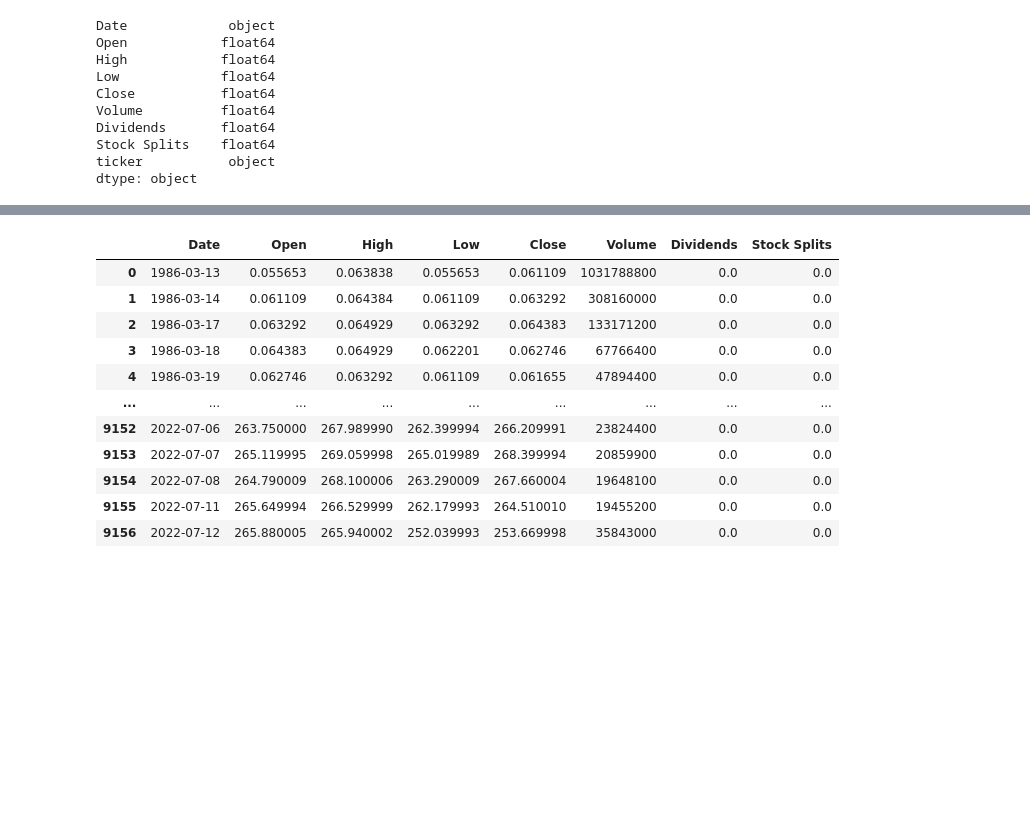
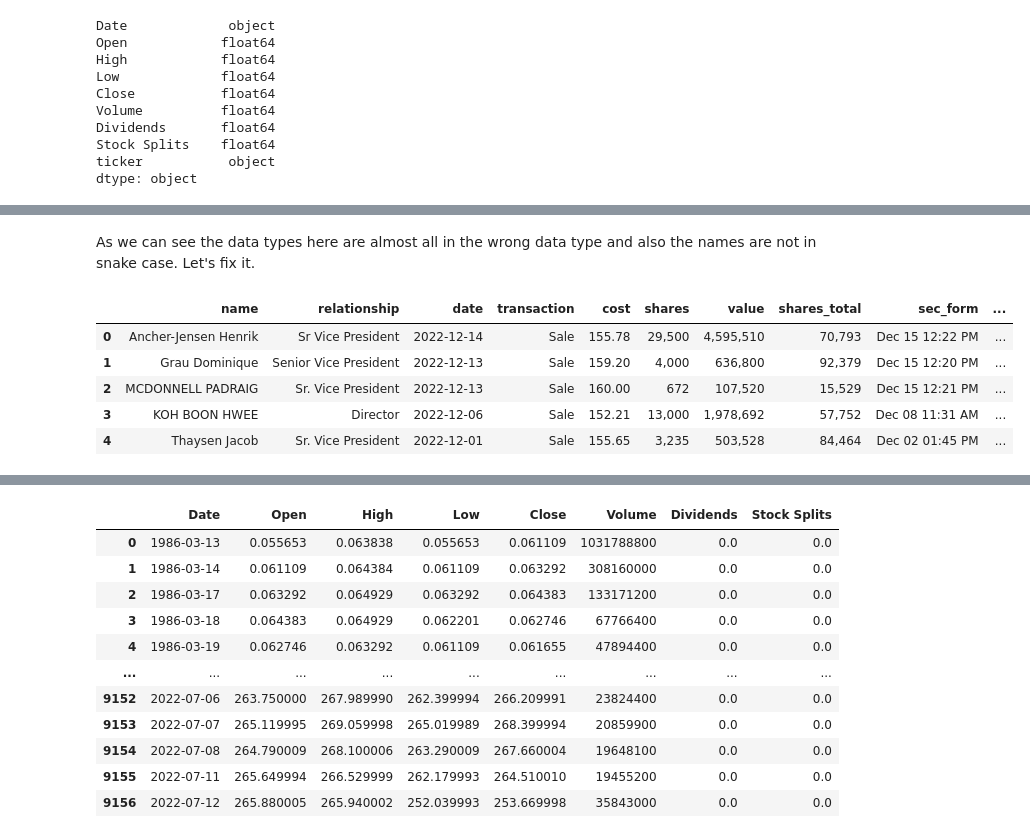
Before and after one commit to thunder913/Data-Science, a Jupyter notebook: stock_analysis.ipynb, the cells around one changed output, grey strips where cells are left out. Saved outputs shown, nothing was run; the diff lists cells and outputs as text; code cells hidden in the pictures; blank space fills up the shorter version.

Commit message:
Read insider trading data

```diff
--- a/stock_analysis.ipynb
+++ b/stock_analysis.ipynb
@@ -50,22 +51,34 @@ To conduct a comprehensive analysis of the factors influencing stock prices, we
 
    Each csv contains information about the date, stock prices throughout it, volume, paid dividends and stock splits. That is why, when adding to to a big dataframe, we need to extract the stock ticker, so we can differentiate them.
 # %%
-folder_path = "stocks_data"
+def load_csv_data(folder_path):
+    """
+    Load and concatenate stock data from multiple CSV files in a given folder.
 
-dataframes = []
+    Parameters:
+    folder_path (str): The path to the folder containing the CSV files.
 
-for file_name in os.listdir(folder_path):
-    file_path = os.path.join(folder_path, file_name)
-    temp_df = pd.read_csv(file_path)
+    Returns:
+    pd.DataFrame: A concatenated DataFrame containing data from all CSV files, with an additional 'ticker' column.
+    """
+    dataframes = []
 
-    ticker = file_name.replace(".csv", "")
+    for file_name in os.listdir(folder_path):
+        if file_name.endswith(".csv"):
+            file_path = os.path.join(folder_path, file_name)
+            temp_df = pd.read_csv(file_path)
 
-    temp_df['ticker'] = ticker
+            ticker = file_name.replace(".csv", "")
 
-    dataframes.append(temp_df)
+            temp_df['ticker'] = ticker
 
-stock_data = pd.concat(dataframes, ignore_index=True)
+            dataframes.append(temp_df)
 
+    combined_data = pd.concat(dataframes, ignore_index=True)
+
+    return combined_data
+
+stock_data = load_csv_data('stocks_data')
 stock_data.head()
 # %% [output]
 |  | Date | Open | High | Low | Close | Volume | Dividends | Stock Splits | ticker |
@@ -126,0 +174,4 @@ dtype: object
+# %%
+insider_trading = load_csv_data('insider_trading')
+
+insider_trading.head()
@@ -126,0 +199,17 @@ dtype: object
+# %% [markdown]
+As we can see the data types here are almost all in the wrong data type and also the names are not in snake case. Let's fix it.
+# %%
+insider_trading_tidy = insider_trading
+
+insider_trading_tidy.columns = convert_to_snake_case(insider_trading_tidy)
+# %%
+insider_trading_tidy = insider_trading_tidy.rename(columns={'value_($)': 'value', 'sec_form_4': 'sec_form', 'insider_trading': 'name'})
+# %%
+insider_trading_tidy.head()
+# %% [output]
+|  | name | relationship | date | transaction | cost | shares | value | shares_total | sec_form | ... |
+| 0 | Ancher-Jensen Henrik | Sr Vice President | 2022-12-14 | Sale | 155.78 | 29,500 | 4,595,510 | 70,793 | Dec 15 12:22 PM | ... |
+| 1 | Grau Dominique | Senior Vice President | 2022-12-13 | Sale | 159.20 | 4,000 | 636,800 | 92,379 | Dec 15 12:20 PM | ... |
+| 2 | MCDONNELL PADRAIG | Sr. Vice President | 2022-12-13 | Sale | 160.00 | 672 | 107,520 | 15,529 | Dec 15 12:21 PM | ... |
+| 3 | KOH BOON HWEE | Director | 2022-12-06 | Sale | 152.21 | 13,000 | 1,978,692 | 57,752 | Dec 08 11:31 AM | ... |
+| 4 | Thaysen Jacob | Sr. Vice President | 2022-12-01 | Sale | 155.65 | 3,235 | 503,528 | 84,464 | Dec 02 01:45 PM | ... |
```
Also changed, not shown: parts of 23 cells of this notebook.
